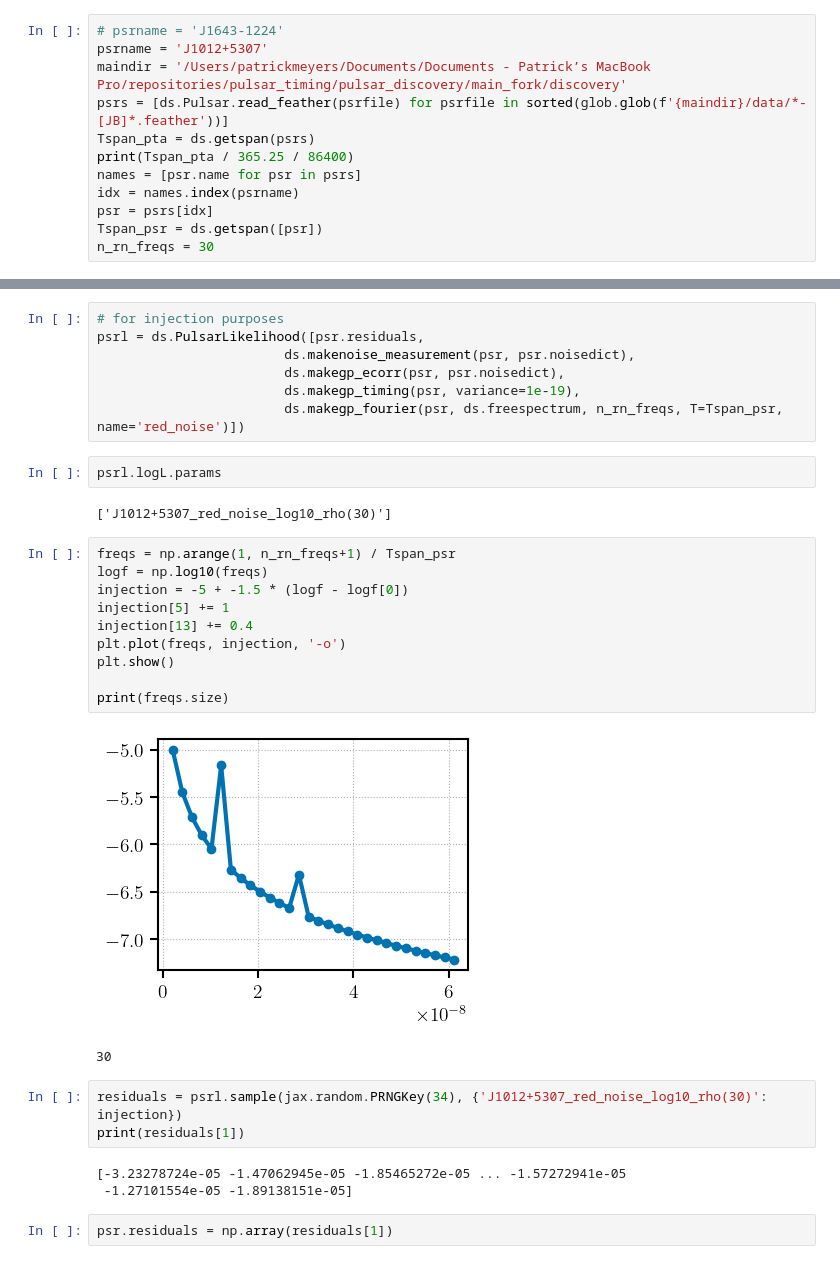
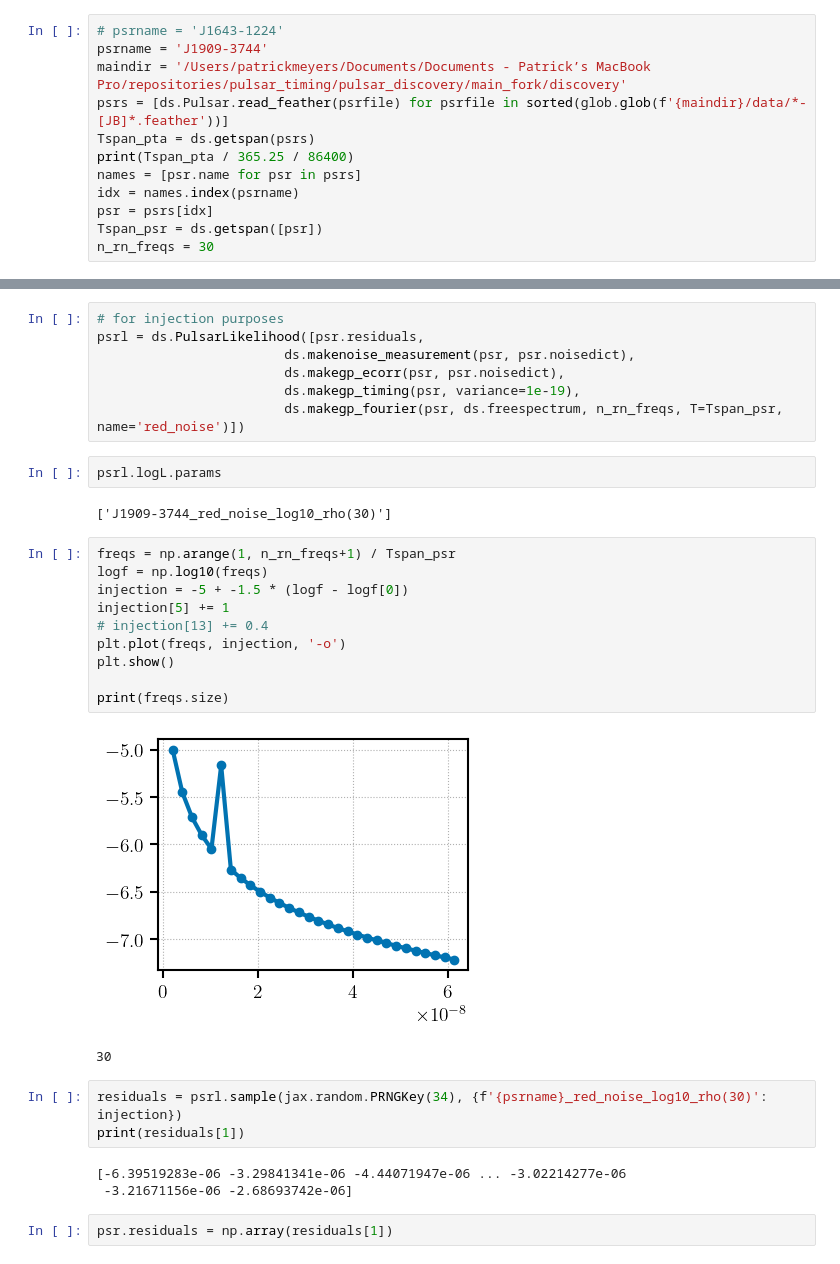
Before and after one commit to meyers-academic/flexible_pta_spectral_models, a Jupyter notebook: notebooks/rn_single_pulsar_spike_example.ipynb, the cells around one changed output, grey strips where cells are left out. Drawn from its saved outputs; the diff is of its cells as text.

```diff
--- a/notebooks/rn_single_pulsar_spike_example.ipynb
+++ b/notebooks/rn_single_pulsar_spike_example.ipynb
@@ -32,6 +29,6 @@ Optional mpi4py package is not installed.  MPI support is not available.
 # %%
 # psrname = 'J1643-1224'
-psrname = 'J1012+5307'
+psrname = 'J1909-3744'
 maindir = '/Users/patrickmeyers/Documents/Documents - Patrick’s MacBook Pro/repositories/pulsar_timing/pulsar_discovery/main_fork/discovery'
 psrs = [ds.Pulsar.read_feather(psrfile) for psrfile in sorted(glob.glob(f'{maindir}/data/*-[JB]*.feather'))]
 Tspan_pta = ds.getspan(psrs)
@@ -53,26 +50,26 @@ psrl = ds.PulsarLikelihood([psr.residuals,
 # %%
 psrl.logL.params
 # %% [output]
-['J1012+5307_red_noise_log10_rho(30)']
+['J1909-3744_red_noise_log10_rho(30)']
 # %%
 freqs = np.arange(1, n_rn_freqs+1) / Tspan_psr
 logf = np.log10(freqs)
 injection = -5 + -1.5 * (logf - logf[0])
 injection[5] += 1
-injection[13] += 0.4
+# injection[13] += 0.4
 plt.plot(freqs, injection, '-o')
 plt.show()
 
 print(freqs.size)
 # %% [output]
-[figure, old version]
+[figure, new version]
 30
 # %%
-residuals = psrl.sample(jax.random.PRNGKey(34), {'J1012+5307_red_noise_log10_rho(30)': injection})
+residuals = psrl.sample(jax.random.PRNGKey(34), {f'{psrname}_red_noise_log10_rho(30)': injection})
 print(residuals[1])
 # %% [output]
-[-3.23278724e-05 -1.47062945e-05 -1.85465272e-05 ... -1.57272941e-05
- -1.27101554e-05 -1.89138151e-05]
+[-6.39519283e-06 -3.29841341e-06 -4.44071947e-06 ... -3.02214277e-06
+ -3.21671156e-06 -2.68693742e-06]
 # %%
 psr.residuals = np.array(residuals[1])
 # %%
```
Also changed, not shown: parts of 25 cells of this notebook.
